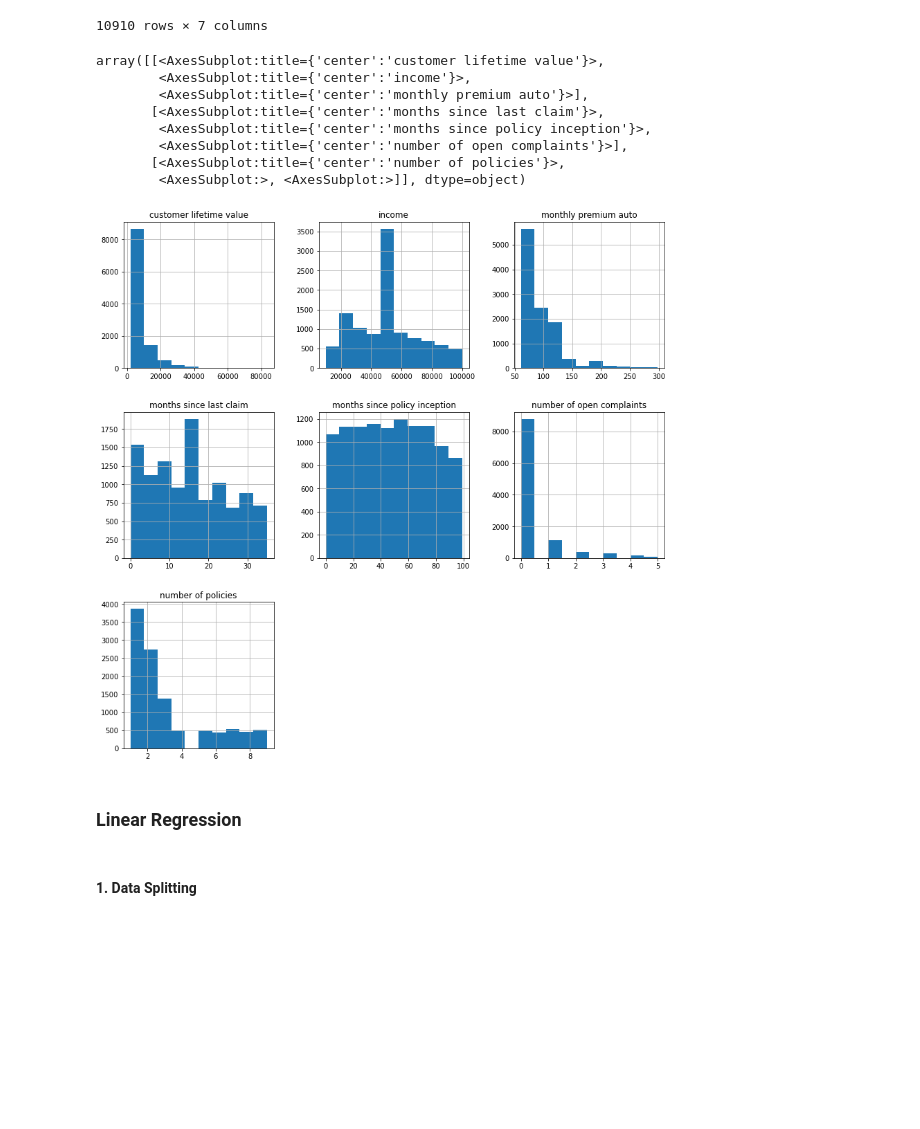
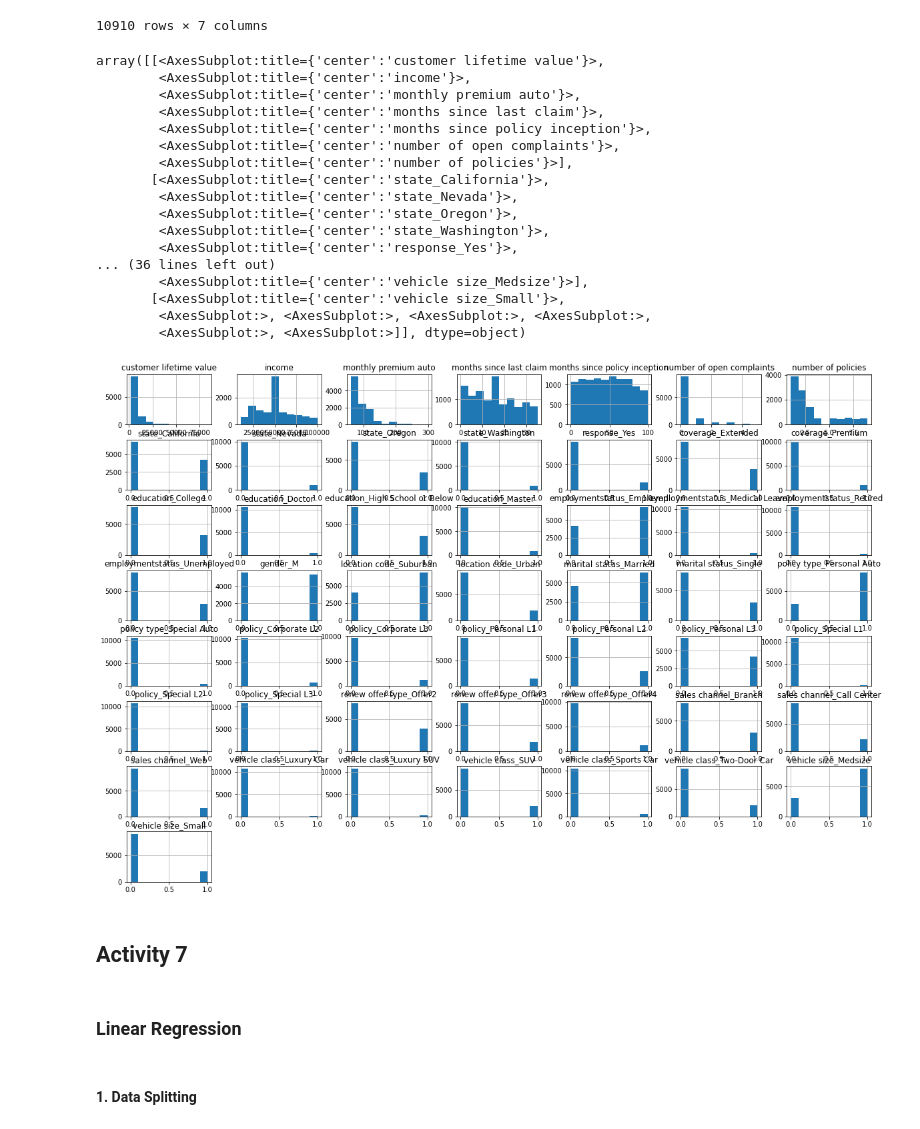
Before and after one commit to joanirmir/Case_Studies, a Jupyter notebook: Customer_Analysis_Case_Study_Modeling.ipynb, the cells around one changed output. Cells and saved outputs as stored; diff of their text form; code cells hidden in the pictures; blank space fills up the shorter version.

```diff
--- a/Customer_Analysis_Case_Study_Modeling.ipynb
+++ b/Customer_Analysis_Case_Study_Modeling.ipynb
@@ -150,0 +228,8 @@ categoricals_features
+# %%
+# Drop the column 'vehicle type' , because of the 50% missing values
+categoricals_features = categoricals_features.drop('vehicle type', axis=1)
+# Drop the column 'month'
+categoricals_features = categoricals_features.drop('month', axis=1)
+# %%
+# Drop the column 'effective to date'
+categoricals_features = categoricals_features.drop('effective to date', axis=1)
@@ -151,5 +252,5 @@ categoricals_features
 # %%
-categorical_cols=pd.get_dummies(categoricals_features)
+categorical_cols=pd.get_dummies(categoricals_features, drop_first=True)
 # %%
 categorical_cols
 # %% [output]
@@ -190,21 +307,35 @@ X
 | 10908 | 11971.977650 | 64195.000 | 158 | 0.000000 | 27 | ... |
 | 10909 | 6857.519928 | 50414.978 | 101 | 31.000000 | 1 | ... |
 10910 rows × 7 columns
+# %%
+# Adding categorical features
+X=pd.concat([X,categorical_cols],axis=1)
 # %%
 # Show the histograms of the independent variables
-X.hist(figsize=(14,14))
+X.hist(figsize=(20,14))
 # %% [output]
 array([[<AxesSubplot:title={'center':'customer lifetime value'}>,
         <AxesSubplot:title={'center':'income'}>,
-        <AxesSubplot:title={'center':'monthly premium auto'}>],
-       [<AxesSubplot:title={'center':'months since last claim'}>,
+        <AxesSubplot:title={'center':'monthly premium auto'}>,
+        <AxesSubplot:title={'center':'months since last claim'}>,
         <AxesSubplot:title={'center':'months since policy inception'}>,
-        <AxesSubplot:title={'center':'number of open complaints'}>],
-       [<AxesSubplot:title={'center':'number of policies'}>,
+        <AxesSubplot:title={'center':'number of open complaints'}>,
+        <AxesSubplot:title={'center':'number of policies'}>],
+       [<AxesSubplot:title={'center':'state_California'}>,
+        <AxesSubplot:title={'center':'state_Nevada'}>,
+        <AxesSubplot:title={'center':'state_Oregon'}>,
+        <AxesSubplot:title={'center':'state_Washington'}>,
+        <AxesSubplot:title={'center':'response_Yes'}>,
+... (36 lines left out)
+        <AxesSubplot:title={'center':'vehicle size_Medsize'}>],
+       [<AxesSubplot:title={'center':'vehicle size_Small'}>,
+        <AxesSubplot:>, <AxesSubplot:>, <AxesSubplot:>, <AxesSubplot:>,
         <AxesSubplot:>, <AxesSubplot:>]], dtype=object)
-[figure, old version]
+[figure, new version]
 # %% [markdown]
-### Linear Regression
+## Activity 7
+# %% [markdown]
+### Linear Regression
 # %% [markdown]
 #### 1. Data Splitting
 # %%
```
Also changed, not shown: parts of 47 cells of this notebook.
